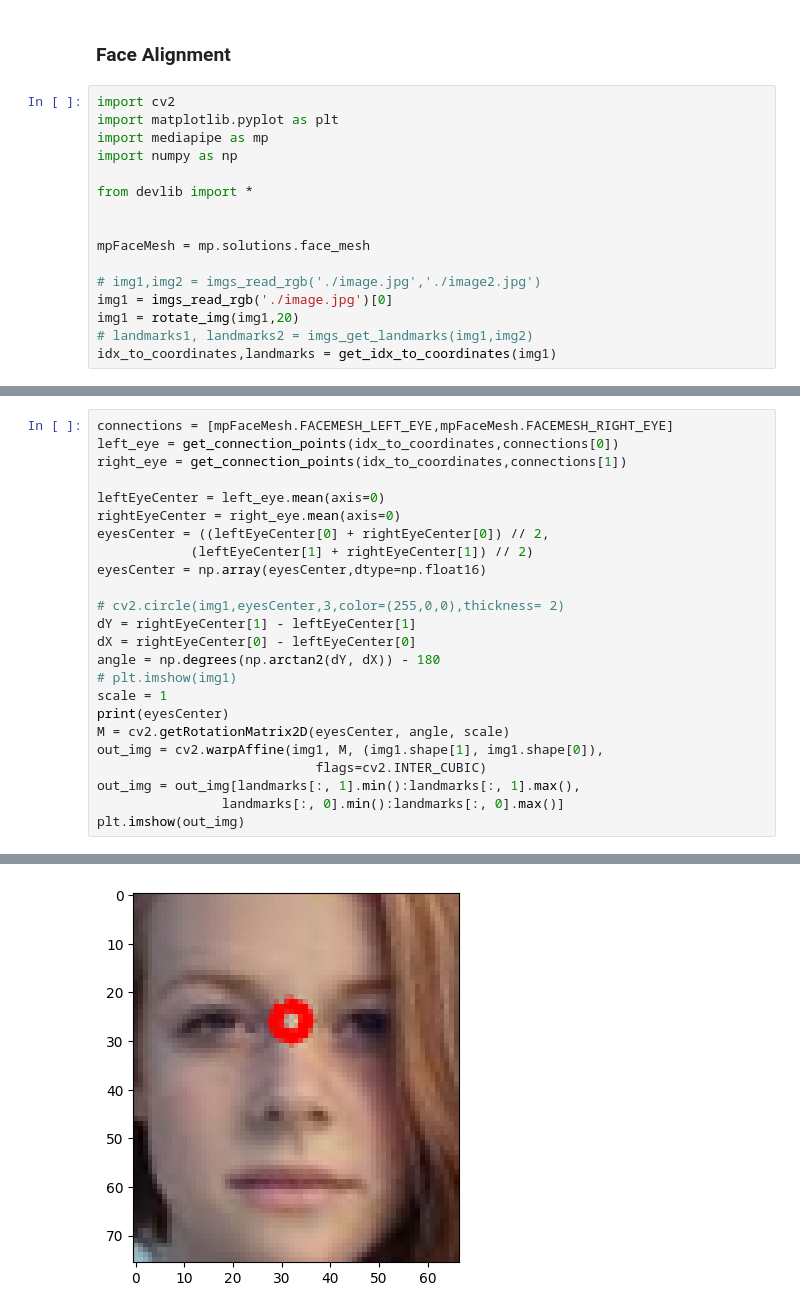
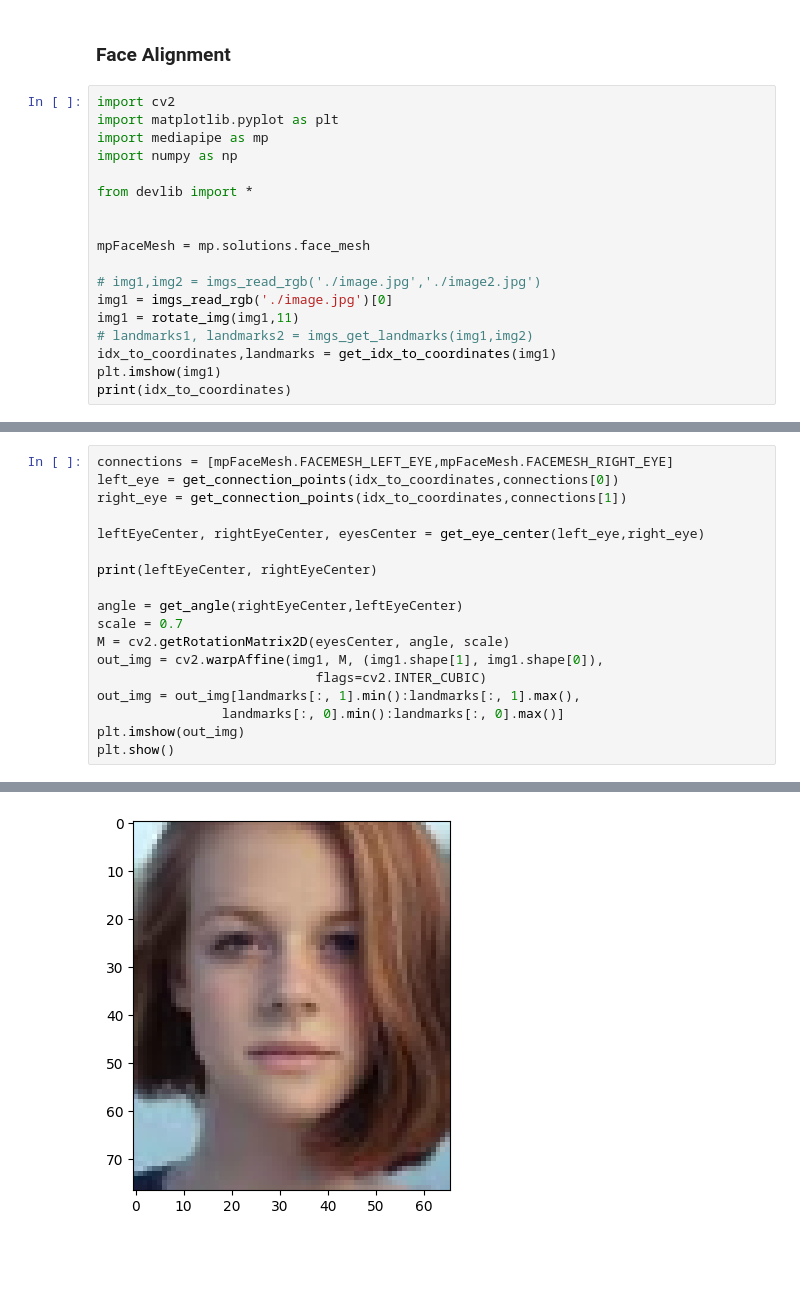
Before and after one commit to ictseoyoungmin/FaceToy_GUI, a Jupyter notebook: dev/f1.ipynb, the cells around one changed output, grey strips where cells are left out. Cells and saved outputs as stored; diff of their text form; blank space fills up the shorter version.

```diff
--- a/dev/f1.ipynb
+++ b/dev/f1.ipynb
@@ -747,6 +422,8 @@ mpFaceMesh = mp.solutions.face_mesh
 
 # img1,img2 = imgs_read_rgb('./image.jpg','./image2.jpg')
 img1 = imgs_read_rgb('./image.jpg')[0]
-img1 = rotate_img(img1,20)
+img1 = rotate_img(img1,11)
 # landmarks1, landmarks2 = imgs_get_landmarks(img1,img2)
 idx_to_coordinates,landmarks = get_idx_to_coordinates(img1)
+plt.imshow(img1)
+print(idx_to_coordinates)
@@ -755,23 +435,17 @@ connections = [mpFaceMesh.FACEMESH_LEFT_EYE,mpFaceMesh.FACEMESH_RIGHT_EYE]
 left_eye = get_connection_points(idx_to_coordinates,connections[0])
 right_eye = get_connection_points(idx_to_coordinates,connections[1])
 
-leftEyeCenter = left_eye.mean(axis=0)
-rightEyeCenter = right_eye.mean(axis=0)
-eyesCenter = ((leftEyeCenter[0] + rightEyeCenter[0]) // 2,
-            (leftEyeCenter[1] + rightEyeCenter[1]) // 2)
-eyesCenter = np.array(eyesCenter,dtype=np.float16)
+leftEyeCenter, rightEyeCenter, eyesCenter = get_eye_center(left_eye,right_eye)
 
-# cv2.circle(img1,eyesCenter,3,color=(255,0,0),thickness= 2)
-dY = rightEyeCenter[1] - leftEyeCenter[1]
-dX = rightEyeCenter[0] - leftEyeCenter[0]
-angle = np.degrees(np.arctan2(dY, dX)) - 180
-# plt.imshow(img1)
-scale = 1
-print(eyesCenter)
+print(leftEyeCenter, rightEyeCenter)
+
+angle = get_angle(rightEyeCenter,leftEyeCenter)
+scale = 0.7
 M = cv2.getRotationMatrix2D(eyesCenter, angle, scale)
 out_img = cv2.warpAffine(img1, M, (img1.shape[1], img1.shape[0]),
                             flags=cv2.INTER_CUBIC)
 out_img = out_img[landmarks[:, 1].min():landmarks[:, 1].max(),
                 landmarks[:, 0].min():landmarks[:, 0].max()]
 plt.imshow(out_img)
+plt.show()
 # %% [output]
@@ -780,3 +453,3 @@ plt.imshow(out_img)
-[figure, old version]
+[figure, new version]
 # %%
 
```
Also changed, not shown: parts of 20 cells of this notebook, 2 other files.
